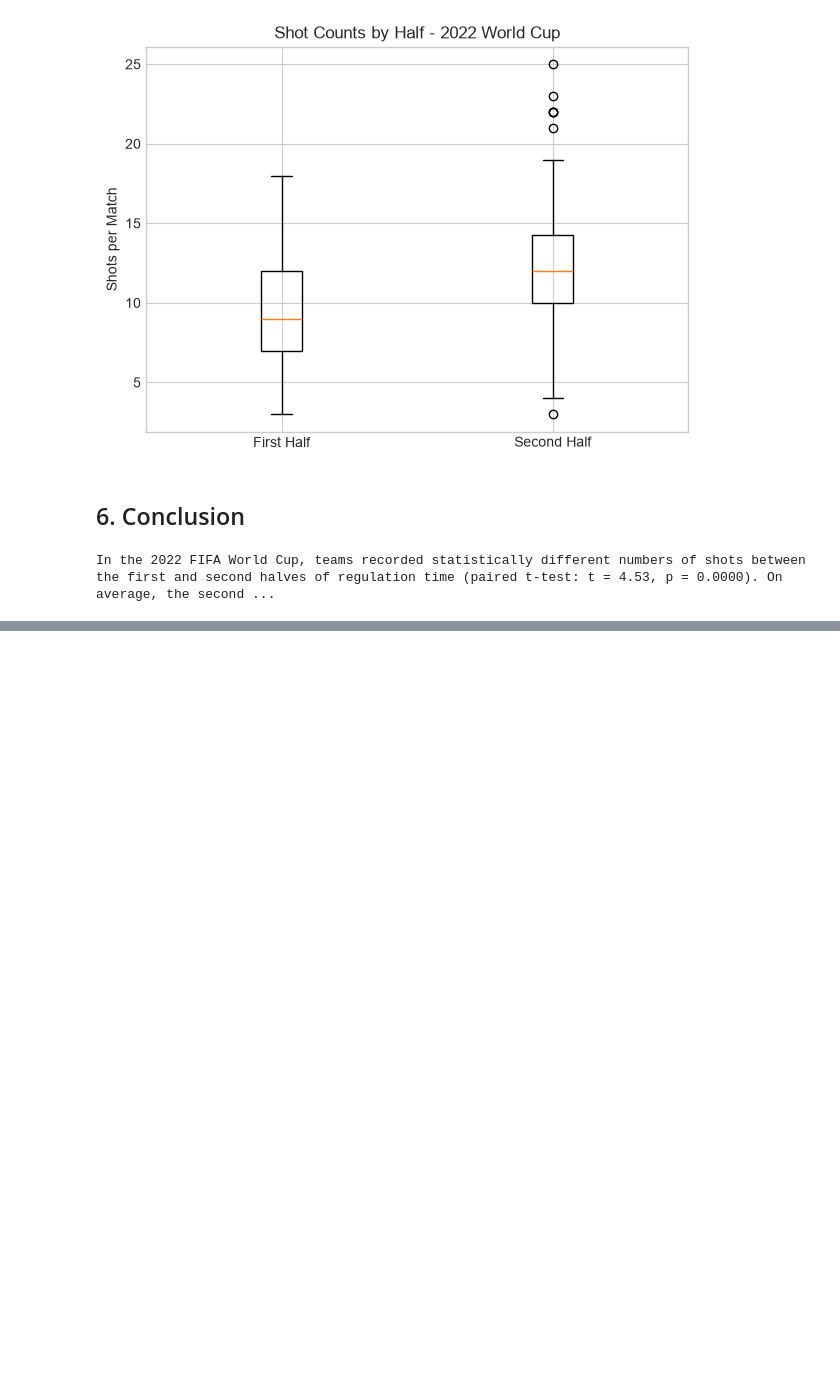
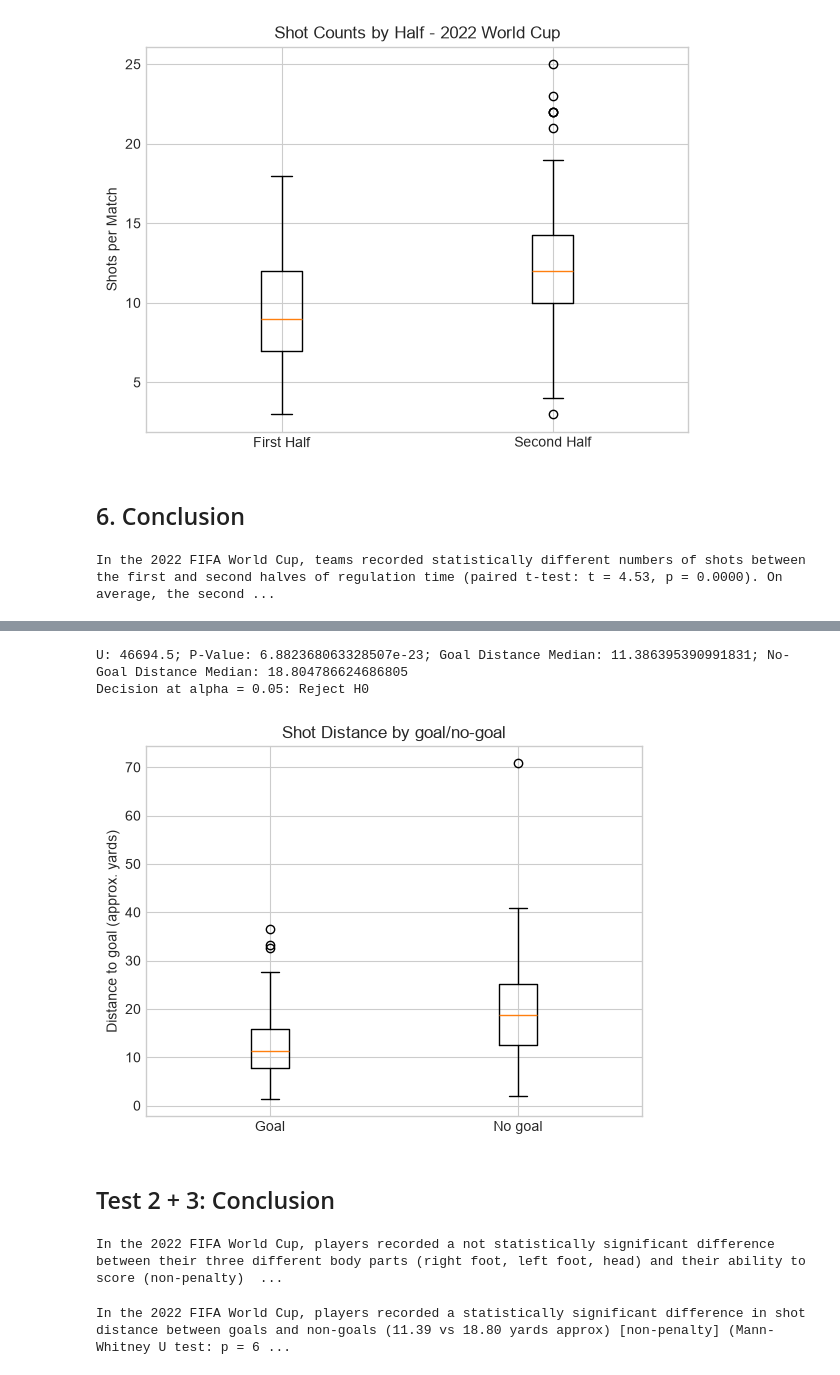
Before and after one commit to MidnightRaider06/CMSC320_Siu, a Jupyter notebook: world_cup_2022_checkpoint2.ipynb, the cells around one changed output, grey strips where cells are left out. Drawn from its saved outputs; the diff is of its cells as text; code cells hidden in the pictures; blank space fills up the shorter version.

Commit message:
added tests 2 + 3 to checkpoint 2 submission

```diff
--- a/world_cup_2022_checkpoint2.ipynb
+++ b/world_cup_2022_checkpoint2.ipynb
@@ -221,0 +310,59 @@ In the 2022 FIFA World Cup, teams recorded statistically different numbers of sh
+# %%
+# Test 3
+goal_distance = non_pen_shots_df[non_pen_shots_df['Goal'] == 1]['Goal_Distance']
+no_goal_distance = non_pen_shots_df[non_pen_shots_df['Goal'] == 0]['Goal_Distance']
+
+u, mann_p = stats.mannwhitneyu(goal_distance, no_goal_distance)
+print(f"U: {u}; P-Value: {mann_p}; Goal Distance Median: {goal_distance.median()}; No-Goal Distance Median: {no_goal_distance.median()}")
+print("Decision at alpha = 0.05:",
+      "Reject H0" if mann_p < 0.05 else "Fail to reject H0")
+# %% [output]
+U: 46694.5; P-Value: 6.882368063328507e-23; Goal Distance Median: 11.386395390991831; No-Goal Distance Median: 18.804786624686805
+Decision at alpha = 0.05: Reject H0
+# %%
+plt.boxplot([goal_distance, no_goal_distance], tick_labels=['Goal', 'No goal'])
+plt.ylabel('Distance to goal (approx. yards)')
+plt.title('Shot Distance by goal/no-goal')
+plt.show()
+# %% [output]
+[figure, added]
+# %% [markdown]
+## Test 2 + 3: Conclusion
+# %%
+alpha = 0.05
+if chi2_p < alpha:
+    conclusion_2 = (
+        f"In the 2022 FIFA World Cup, players recorded a statistically significant difference "
+        f"between their three different body parts (right foot, left foot, head) and their ability to score (non-penalty) (Chi-square test: "
+        f"p = {chi2_p:.4f}). "
+    )
+else:
+    conclusion_2 = (
+        f"In the 2022 FIFA World Cup, players recorded a not statistically significant difference "
+        f"between their three different body parts (right foot, left foot, head) and their ability to score (non-penalty) (Chi-square test: "
+        f"p = {chi2_p:.4f}). "
+        f"This doesn't prove that body part is irrelevant, but this sample size did not show association at a 0.05 significance level"
+    )
+
+print(conclusion_2)
+# %% [output]
+In the 2022 FIFA World Cup, players recorded a not statistically significant difference between their three different body parts (right foot, left foot, head) and their ability to score (non-penalty)  ...
+# %%
+alpha = 0.05
+if mann_p < alpha:
+    conclusion_3 = (
+        f"In the 2022 FIFA World Cup, players recorded a statistically significant difference "
+        f"in shot distance between goals and non-goals (11.39 vs 18.80 yards approx) [non-penalty] (Mann-Whitney U test: "
+        f"p = {mann_p}). "
+    )
+else:
+    conclusion_3 = (
+        f"In the 2022 FIFA World Cup, players recorded a not statistically significant difference "
+        f"in shot distance between goals and non-goals [non-penalty] (Mann-Whitney U test: "
+        f"p = {mann_p}). "
+        f"This doesn't prove that distance is irrelevant, but this sample size did not show association at a 0.05 significance level"
+    )
+
+print(conclusion_3)
+# %% [output]
+In the 2022 FIFA World Cup, players recorded a statistically significant difference in shot distance between goals and non-goals (11.39 vs 18.80 yards approx) [non-penalty] (Mann-Whitney U test: p = 6 ...
```
Also changed, not shown: parts of 7 cells of this notebook, 1 other file.
